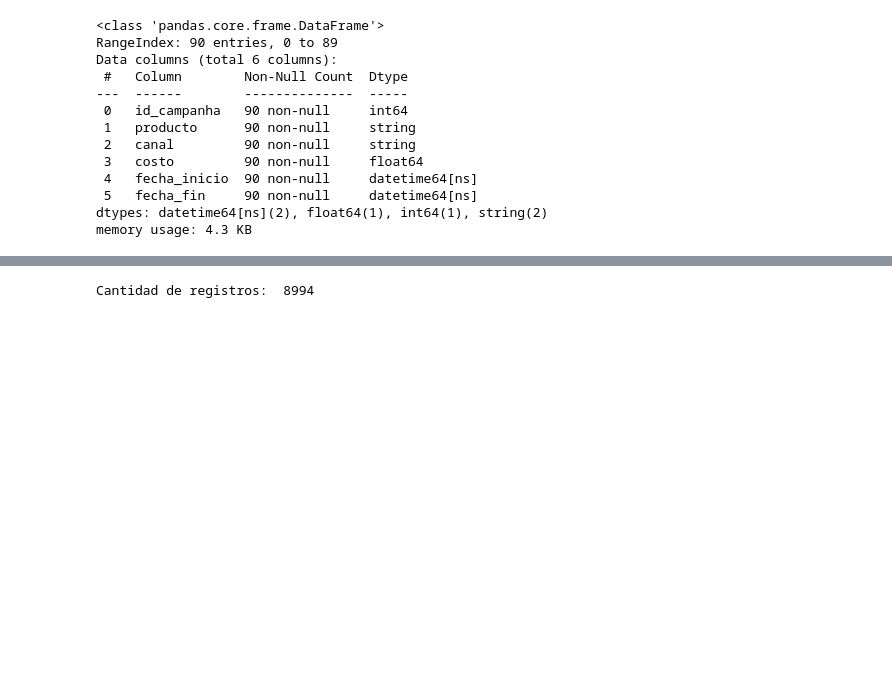
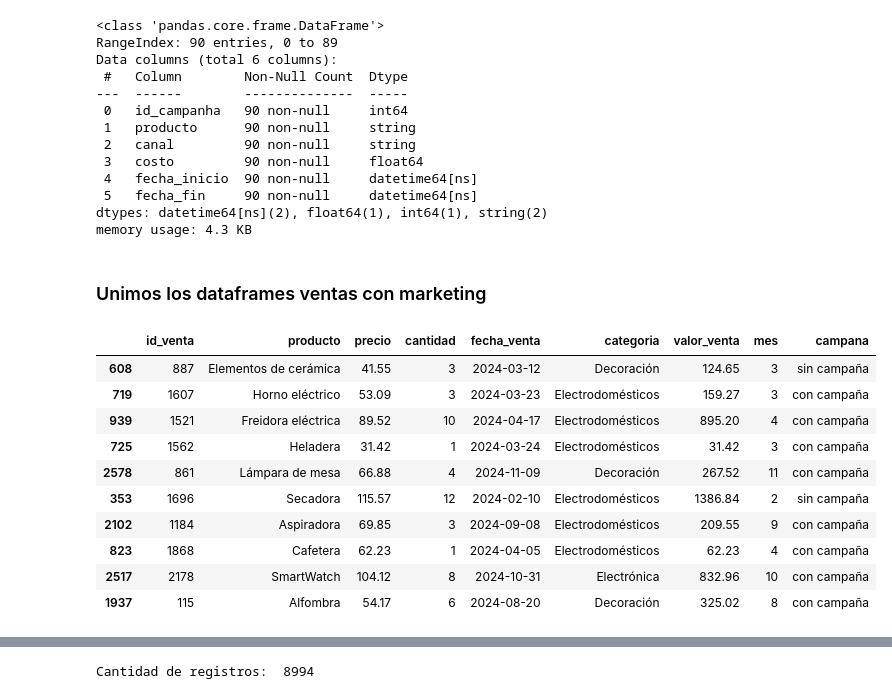
Before and after one commit to FerJGit/TT-2C2025-Data-Analitycs-Notebooks, a Jupyter notebook: EntregaFinal/Mis_Archivos/EntregaFinal.ipynb, the cells around one changed output, grey strips where cells are left out. Saved outputs shown, nothing was run; the diff lists cells and outputs as text; code cells hidden in the pictures; blank space fills up the shorter version.

```diff
--- a/EntregaFinal/Mis_Archivos/EntregaFinal.ipynb
+++ b/EntregaFinal/Mis_Archivos/EntregaFinal.ipynb
@@ -868,3 +868,33 @@ Data columns (total 6 columns):
  5   fecha_fin     90 non-null     datetime64[ns]
 dtypes: datetime64[ns](2), float64(1), int64(1), string(2)
 memory usage: 4.3 KB
+# %% [markdown]
+### Unimos los dataframes ventas con marketing
+# %%
+# Se agrega la columna "campana" donde se indica si esa venta se hizo dentro de una campaña o no
+df_ventas["campana"] = df_ventas.apply(
+    lambda row: (
+        "con campaña"
+        if (
+            ((df_marketing["fecha_inicio"] <= row["fecha_venta"]) &
+             (row["fecha_venta"] <= df_marketing["fecha_fin"])).any()
+        )
+        else "sin campaña"
+    ),
+    axis=1
+)
+
+# Tomo una muestra de 10 para ver como queda
+df_ventas.sample(10)
+# %% [output]
+|  | id_venta | producto | precio | cantidad | fecha_venta | categoria | valor_venta | mes | campana |
+| 608 | 887 | Elementos de cerámica | 41.55 | 3 | 2024-03-12 | Decoración | 124.65 | 3 | sin campaña |
+| 719 | 1607 | Horno eléctrico | 53.09 | 3 | 2024-03-23 | Electrodomésticos | 159.27 | 3 | con campaña |
+| 939 | 1521 | Freidora eléctrica | 89.52 | 10 | 2024-04-17 | Electrodomésticos | 895.20 | 4 | con campaña |
+| 725 | 1562 | Heladera | 31.42 | 1 | 2024-03-24 | Electrodomésticos | 31.42 | 3 | con campaña |
+| 2578 | 861 | Lámpara de mesa | 66.88 | 4 | 2024-11-09 | Decoración | 267.52 | 11 | con campaña |
+| 353 | 1696 | Secadora | 115.57 | 12 | 2024-02-10 | Electrodomésticos | 1386.84 | 2 | sin campaña |
+| 2102 | 1184 | Aspiradora | 69.85 | 3 | 2024-09-08 | Electrodomésticos | 209.55 | 9 | con campaña |
+| 823 | 1868 | Cafetera | 62.23 | 1 | 2024-04-05 | Electrodomésticos | 62.23 | 4 | con campaña |
+| 2517 | 2178 | SmartWatch | 104.12 | 8 | 2024-10-31 | Electrónica | 832.96 | 10 | con campaña |
+| 1937 | 115 | Alfombra | 54.17 | 6 | 2024-08-20 | Decoración | 325.02 | 8 | con campaña |
```
Also changed, not shown: parts of 3 cells of this notebook.
